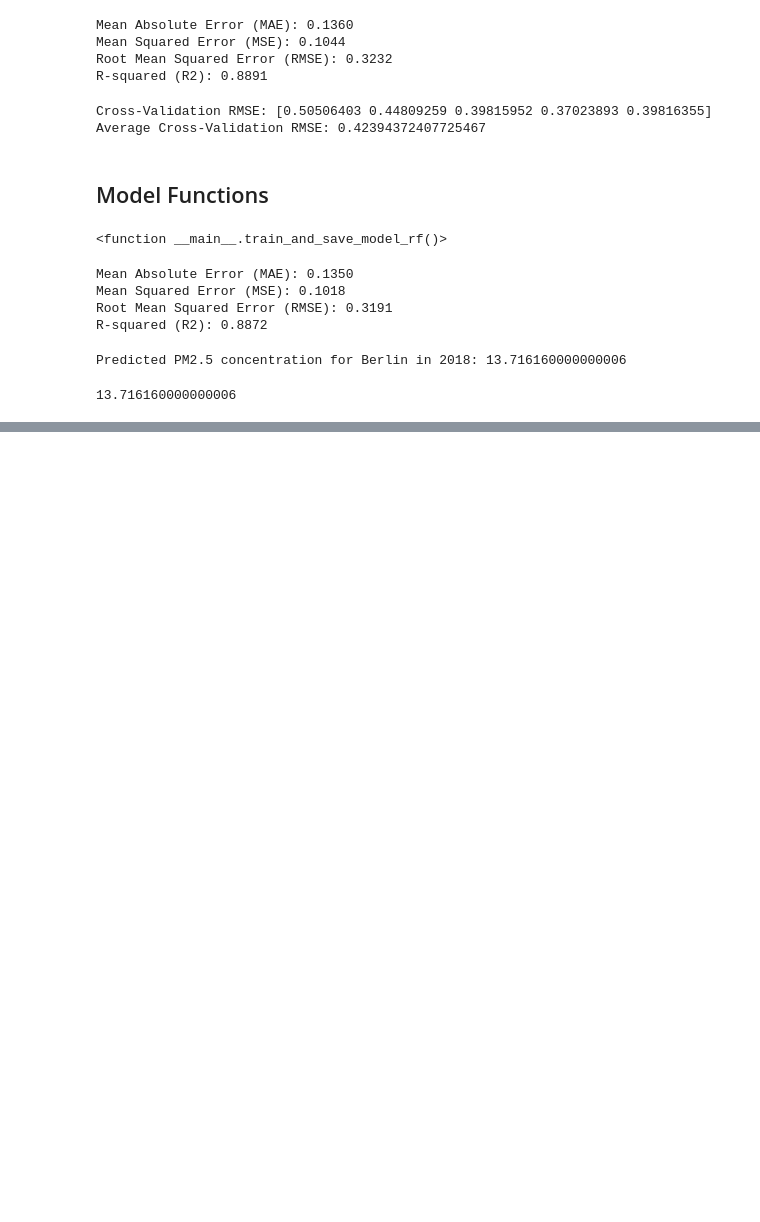
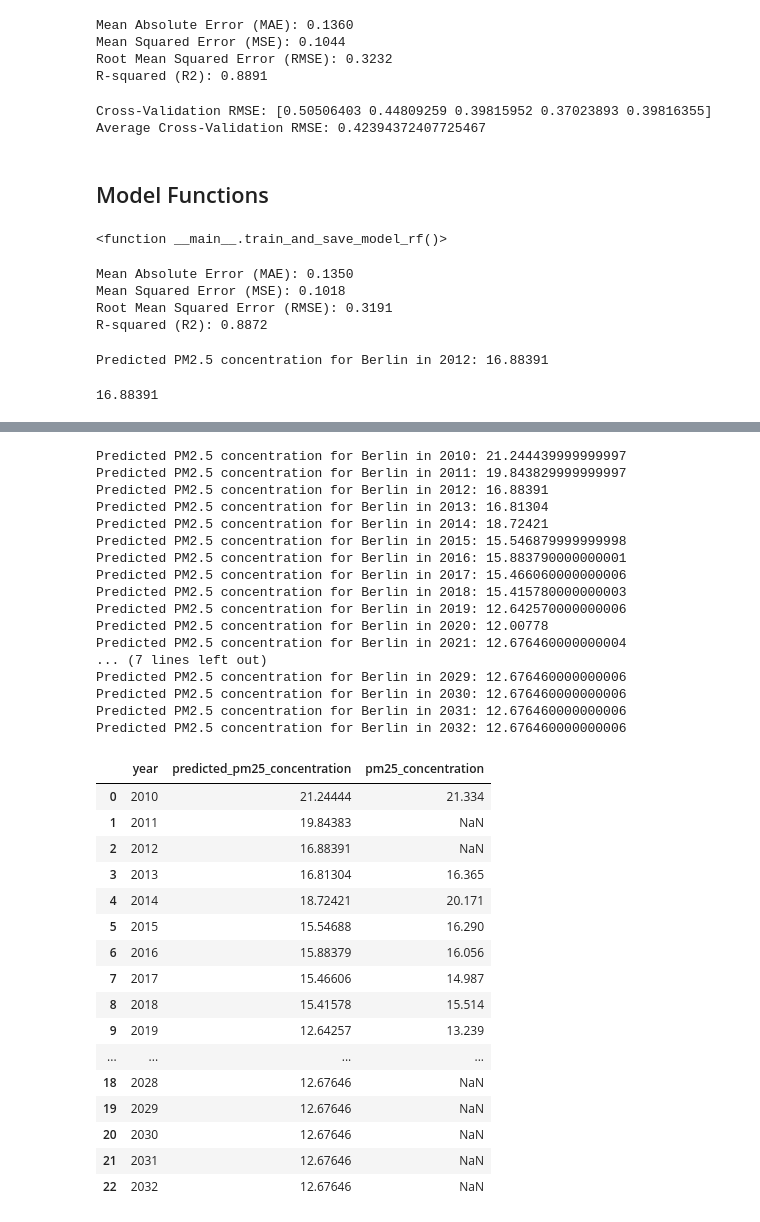
Before and after one commit to elpbcn/air-pollution-levels, a Jupyter notebook: notebooks/regression_model.ipynb, the cells around one changed output, grey strips where cells are left out. Cells and saved outputs as stored; diff of their text form; code cells hidden in the pictures; blank space fills up the shorter version.

```diff
--- a/notebooks/regression_model.ipynb
+++ b/notebooks/regression_model.ipynb
@@ -488,14 +488,17 @@ def predict_rf(city, year):
     # Find the latest row for the provided city in the original dataset
     city_data = data[(data['city'] == city) & (data['year'] == data[data['city'] == city]['year'].max())].copy()
 
-    # Add a unique identifier before encoding
-    city_data.loc[:, 'unique_id'] = 0  # Set a temporary unique_id for tracking
 
     # Encode and scale the entire data
+
     encoded_data = encode_scale_data_rf(data)
 
+
+    # Get the unique_id for the latest city data
+    unique_id = city_data.iloc[0]['unique_id']
+
     # Locate the corresponding row in the encoded data using the unique identifier
-    encoded_city_data = encoded_data[encoded_data['unique_id'] == 0].copy()
+    encoded_city_data = encoded_data[encoded_data['unique_id'] == unique_id].copy()
 
     # Replace the year in the encoded city data with the input year
     encoded_city_data.loc[:, 'year'] = year
@@ -529,10 +532,10 @@ Mean Squared Error (MSE): 0.1018
 Root Mean Squared Error (RMSE): 0.3191
 R-squared (R2): 0.8872
 # %%
-predict_rf('Berlin', 2018)
+predict_rf('Berlin', 2012)
 # %% [output]
-Predicted PM2.5 concentration for Berlin in 2018: 13.716160000000006
+Predicted PM2.5 concentration for Berlin in 2012: 16.88391
-13.716160000000006
+16.88391
 # %%
 data = pd.read_csv('../airpollutionlevels/raw_data/data_lib_rf.csv')
 
@@ -543,0 +591,37 @@ temp
+# %%
+predict_future('Berlin', 2010, 2032)
+# %% [output]
+Predicted PM2.5 concentration for Berlin in 2010: 21.244439999999997
+Predicted PM2.5 concentration for Berlin in 2011: 19.843829999999997
+Predicted PM2.5 concentration for Berlin in 2012: 16.88391
+Predicted PM2.5 concentration for Berlin in 2013: 16.81304
+Predicted PM2.5 concentration for Berlin in 2014: 18.72421
+Predicted PM2.5 concentration for Berlin in 2015: 15.546879999999998
+Predicted PM2.5 concentration for Berlin in 2016: 15.883790000000001
+Predicted PM2.5 concentration for Berlin in 2017: 15.466060000000006
+Predicted PM2.5 concentration for Berlin in 2018: 15.415780000000003
+Predicted PM2.5 concentration for Berlin in 2019: 12.642570000000006
+Predicted PM2.5 concentration for Berlin in 2020: 12.00778
+Predicted PM2.5 concentration for Berlin in 2021: 12.676460000000004
+... (7 lines left out)
+Predicted PM2.5 concentration for Berlin in 2029: 12.676460000000006
+Predicted PM2.5 concentration for Berlin in 2030: 12.676460000000006
+Predicted PM2.5 concentration for Berlin in 2031: 12.676460000000006
+Predicted PM2.5 concentration for Berlin in 2032: 12.676460000000006
+|  | year | predicted_pm25_concentration | pm25_concentration |
+| 0 | 2010 | 21.24444 | 21.334 |
+| 1 | 2011 | 19.84383 | NaN |
+| 2 | 2012 | 16.88391 | NaN |
+| 3 | 2013 | 16.81304 | 16.365 |
+| 4 | 2014 | 18.72421 | 20.171 |
+| 5 | 2015 | 15.54688 | 16.290 |
+| 6 | 2016 | 15.88379 | 16.056 |
+| 7 | 2017 | 15.46606 | 14.987 |
+| 8 | 2018 | 15.41578 | 15.514 |
+| 9 | 2019 | 12.64257 | 13.239 |
+| ... | ... | ... | ... |
+| 18 | 2028 | 12.67646 | NaN |
+| 19 | 2029 | 12.67646 | NaN |
+| 20 | 2030 | 12.67646 | NaN |
+| 21 | 2031 | 12.67646 | NaN |
+| 22 | 2032 | 12.67646 | NaN |
```
Also changed, not shown: parts of 2 cells of this notebook, 2 other files.
